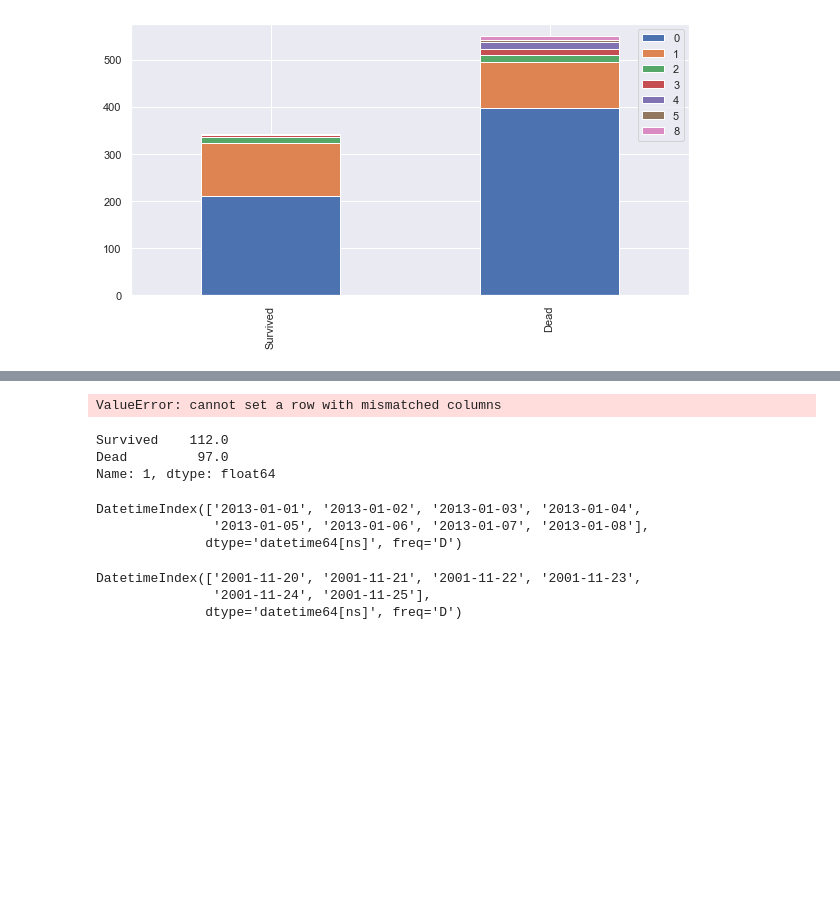
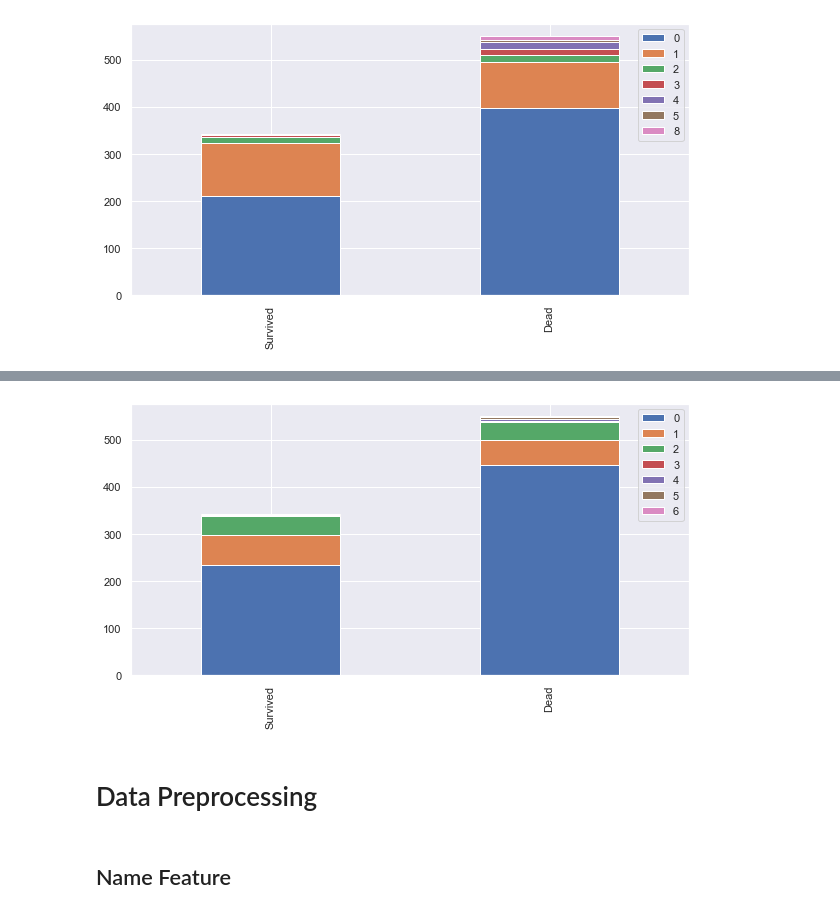
Before and after one commit to stahangryum/kaggle, a Jupyter notebook: Titanic/Titanic.ipynb, the cells around one changed output, grey strips where cells are left out. Saved outputs shown, nothing was run; the diff lists cells and outputs as text; code cells hidden in the pictures; blank space fills up the shorter version.

```diff
--- a/Titanic/Titanic.ipynb
+++ b/Titanic/Titanic.ipynb
@@ -244,10 +189,0 @@ df
-# %%
-df.loc[len(df)] = df
-# %% [output]
-ValueError: cannot set a row with mismatched columns
-# %%
-df[1]
-# %% [output]
-Survived    112.0
-Dead         97.0
-Name: 1, dtype: float64
@@ -256,12 +190,6 @@ dates = pd.date_range('20130101', periods=6)
-# %%
-dates
-# %% [output]
-DatetimeIndex(['2013-01-01', '2013-01-02', '2013-01-03', '2013-01-04',
-               '2013-01-05', '2013-01-06', '2013-01-07', '2013-01-08'],
-              dtype='datetime64[ns]', freq='D')
-# %%
-df = pd.dataFrame(np.random.randn(6,4), index = dates,
-# %% [output]
-DatetimeIndex(['2001-11-20', '2001-11-21', '2001-11-22', '2001-11-23',
-               '2001-11-24', '2001-11-25'],
-              dtype='datetime64[ns]', freq='D')
+# %%
+bar_chart("Parch")
+# %% [output]
+[figure, added]
+# %% [markdown]
+# Data Preprocessing
@@ -267,0 +198,2 @@ DatetimeIndex(['2001-11-20', '2001-11-21', '2001-11-22', '2001-11-23',
+# %% [markdown]
+## Name Feature
```
Also changed, not shown: parts of 50 cells of this notebook.
